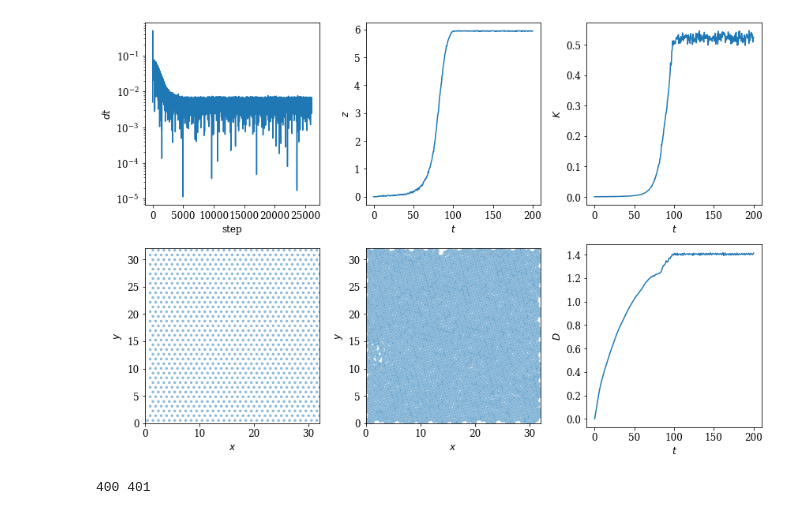
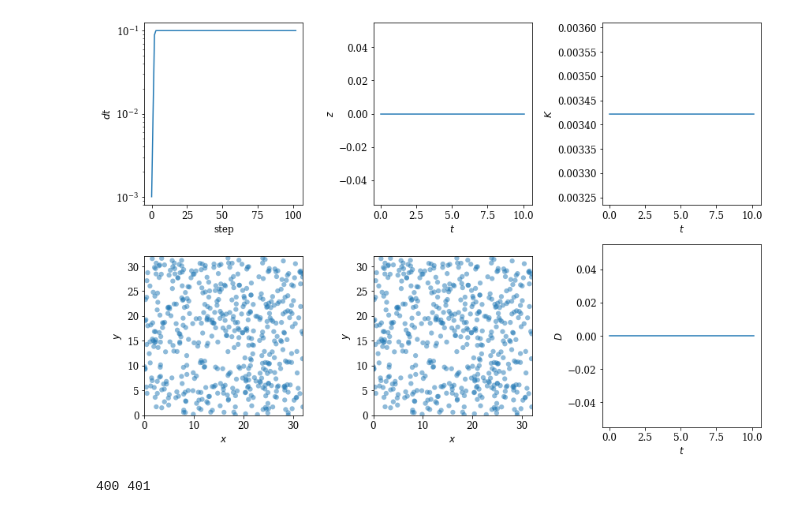
Before and after one commit to znicolaou/manybody, a Jupyter notebook: plot.ipynb, the cells around one changed output. Saved outputs shown, nothing was run; the diff lists cells and outputs as text; code cells hidden in the pictures.

```diff
--- a/plot.ipynb
+++ b/plot.ipynb
@@ -10,7 +10,7 @@ from shutil import rmtree
 from IPython.display import Video
 plt.rcParams.update({'font.size': 12, 'pdf.fonttype':42,'text.usetex': False, 'font.family': 'serif'})
 # %%
-filebase='data/quasistatic'
+filebase='data/test'
 file=open(filebase+'out.dat')
 N,dim,t1,t2,t3,dt,L,R0,R,V,H=file.readline().split()
 N=int(N)
@@ -58,34 +58,34 @@ plt.ylim(0,L)
 plt.xlabel('$x$')
 plt.ylabel('$y$')
 plt.gca().set_aspect(1)
 plt.subplot(2,3,5)
 t=t1
 Rt=R
 if t<t2:
     Rt=R0+t/t2*(R-R0)
 circles = [plt.Circle((x,y), radius=Rt) for (x,y) in zip(states[-1,0::4],states[-1,1::4])]
 plt.gca().add_collection(collections.PatchCollection(circles,alpha=0.5))
 plt.xlim(0,L)
 plt.ylim(0,L)
 plt.xlabel('$x$')
 plt.ylabel('$y$')
 plt.gca().set_aspect(1)
 
 plt.subplot(2,3,3)
 plt.xlabel('$t$')
 plt.ylabel('$K$')
 plt.plot(dt*np.arange(len(states)),np.mean(0.5*(states[:,2::4]**2+states[:,3::4]**2),axis=1))
 
 plt.subplot(2,3,6)
 plt.xlabel('$t$')
 plt.ylabel('$D$')
 plt.plot(dt*np.arange(len(states)), np.mean((np.mod(states[:,0::4]-states[0,0::4]+L/2,L)-L/2)**2+(np.mod(states[:,1::4]-states[0,1::4]+L/2,L)-L/2)**2,axis=1)**0.5)
 
 
 plt.tight_layout()
 plt.show()
 # %% [output]
-[figure, old version]
+[figure, new version]
 # %%
 skip=1
 if os.path.isdir(filebase+'animation'):
```
Also changed, not shown: 3 other files.
